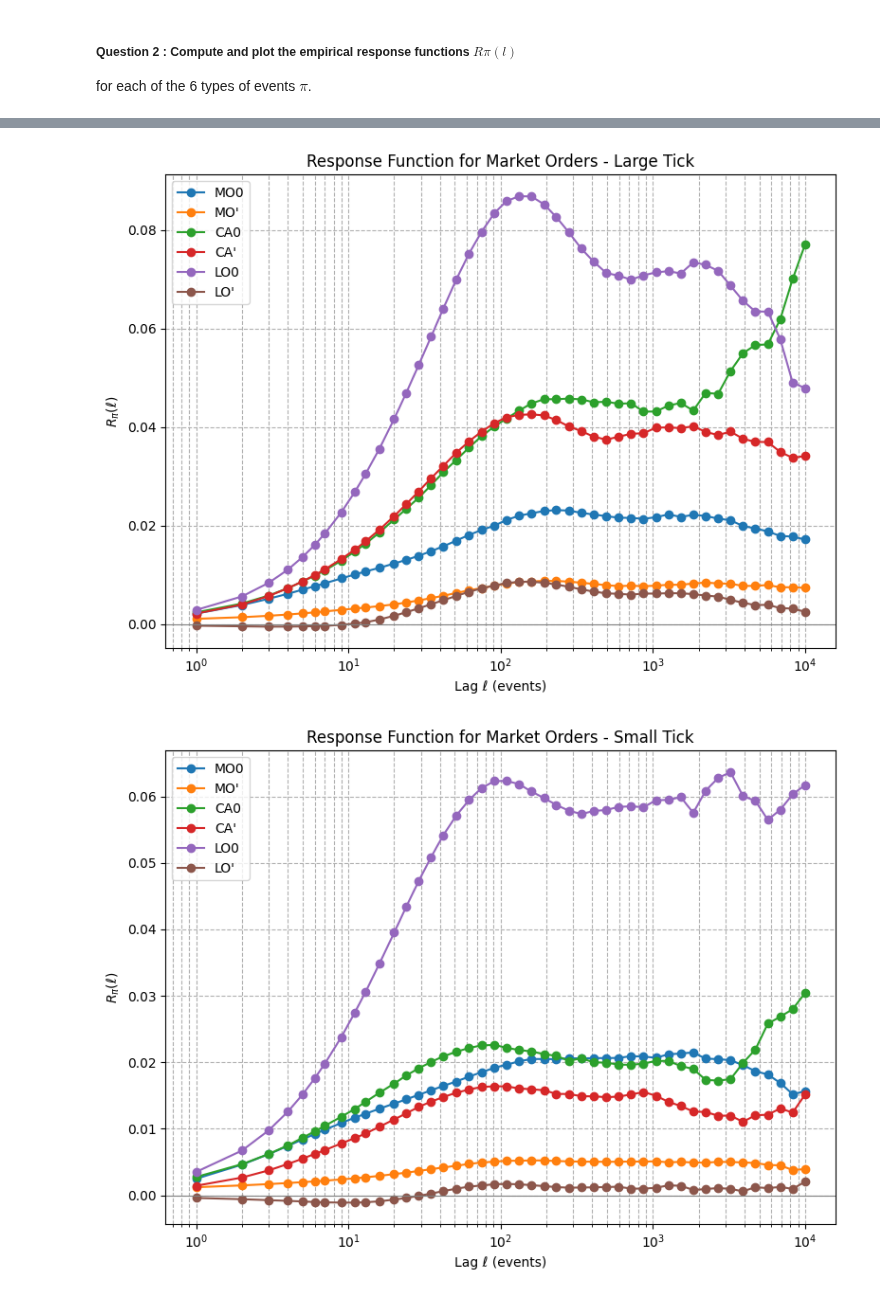
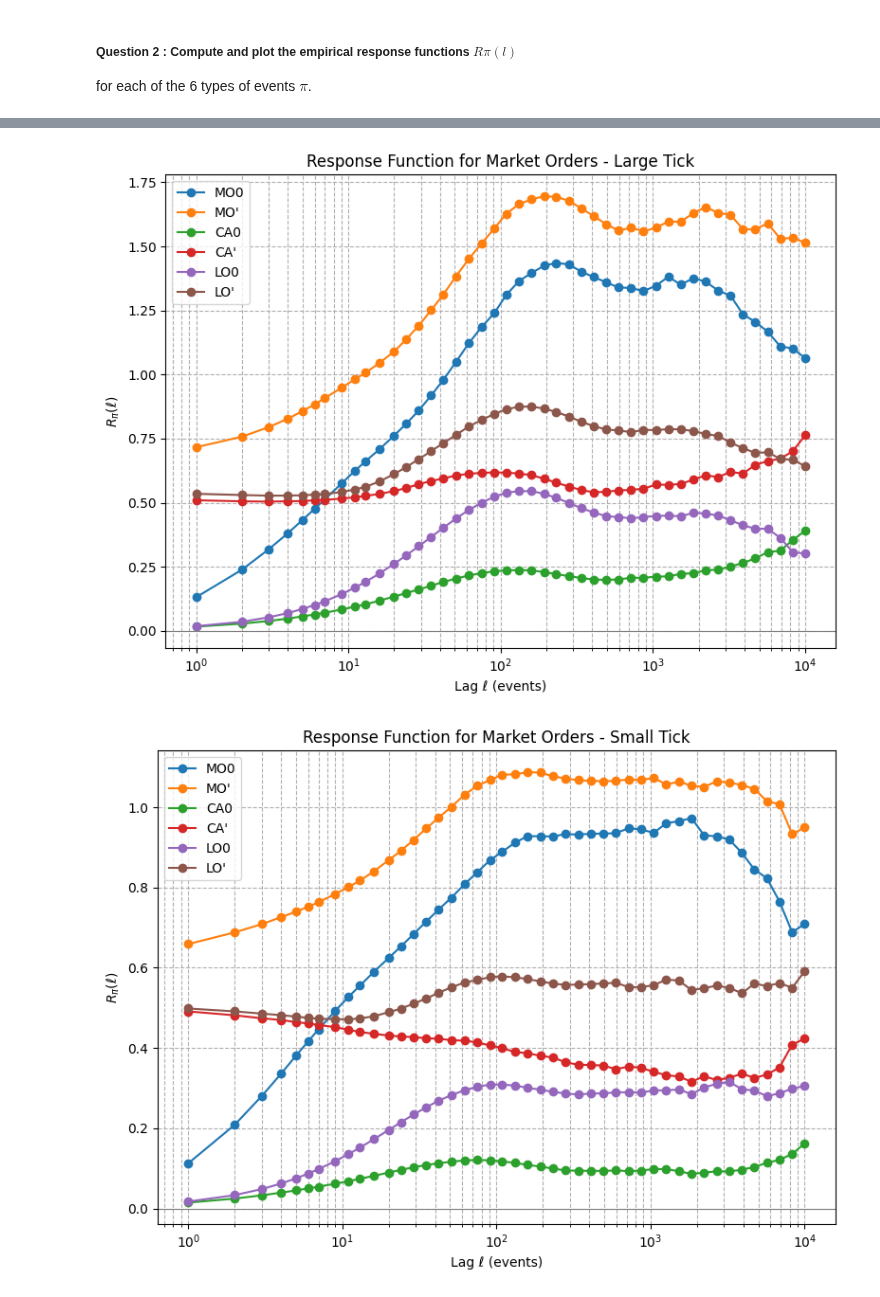
Before and after one commit to ethantrentin/High-Frequency-Data-Limit-Order-Books, a Jupyter notebook: DHF-LAB5-BOISTARD-ROCHE-TRENTIN.ipynb, the cells around one changed output, grey strips where cells are left out. Saved outputs shown, nothing was run; the diff lists cells and outputs as text; code cells hidden in the pictures.

```diff
--- a/DHF-LAB5-BOISTARD-ROCHE-TRENTIN.ipynb
+++ b/DHF-LAB5-BOISTARD-ROCHE-TRENTIN.ipynb
@@ -369,8 +373,8 @@ def compute_signed_event_correlation_logspace(df, pi1, pi2, n_points=50, max_lag
 
     return lags, np.array(corr_values)
 
-def plot_signed_correlation(lags, corr_values,ax, label=''):
-    ax.plot(lags, corr_values, marker='o', linestyle='-', label=label)
+def plot_signed_correlation(lags, corr_values,ax,color, label=''):
+    ax.plot(lags, corr_values, marker='o', linestyle='-', label=label,color=color)
 # %%
 # Example usage after computing your DataFrame `df`
 fig, ax = plt.subplots(figsize=(8, 6))
@@ -445,10 +459,11 @@ def compute_response_function(df, pi, n_points=50, max_lag=10000):
     corr_values = []
     t = compute_tick_size(df)
     ts2 = np.where((df['pi'] == pi),df['epsilon'],0)
+    prob = np.where(df['pi'] == pi,1,0).mean()
     for lag in lags:
-        price_diff = df['mid_price'].shift(-lag) - df['mid_price']
+        price_diff = df['mid_price'].shift(-lag) - df['mid_price'].shift(1)
         prod = price_diff * ts2
-        R_lag = prod.mean()
+        R_lag = prod.mean() / prob if prob > 0 else np.nan
 
         corr_values.append(R_lag/t)
 
@@ -463,20 +478,11 @@ filtered_df = SG_df.copy()
 fig, ax = plt.subplots(figsize=(8, 6))
 ## on reproduit les resultats du papier juste pour SG car pas de différence
 # entre large et small tick selon les auteurs
-lags, corr_values = compute_response_function(filtered_df, pi='MO0')
-plot_response(lags, corr_values, ax, label='MO0')
-lags, corr_values = compute_response_function(filtered_df, pi='MO\'')
-plot_response(lags, corr_values, ax, label='MO\'')
+pi2_list = ['MO0', "MO'", 'CA0', "CA'", 'LO0', "LO'"]
 
-lags, corr_values = compute_response_function(filtered_df, pi='CA0')
-plot_response(lags, corr_values, ax, label='CA0')
-lags, corr_values = compute_response_function(filtered_df, pi='CA\'')
-plot_response(lags, corr_values, ax, label='CA\'')
-
-lags, corr_values = compute_response_function(filtered_df, pi='LO0')
-plot_response(lags, corr_values, ax, label='LO0')
-lags, corr_values = compute_response_function(filtered_df, pi='LO\'')
-plot_response(lags, corr_values, ax, label='LO\'')
+for pi in pi2_list:
+    lags, corr_values = compute_response_function(filtered_df, pi=pi)
+    plot_response(lags, corr_values, ax, label=pi)
 
 ax.set_xscale('log')
 
@@ -489,39 +495,29 @@ ax.legend()
 plt.tight_layout()
 plt.show()
 # %% [output]
-[figure, old version]
+[figure, new version]
 # %%
 # Let us plot the response functions
 filtered_df = BNPP_df.copy()
 
 fig, ax = plt.subplots(figsize=(8, 6))
 ## on reproduit les resultats du papier juste pour SG car pas de différence
 # entre large et small tick selon les auteurs
-lags, corr_values = compute_response_function(filtered_df, pi='MO0')
-plot_response(lags, corr_values, ax, label='MO0')
-lags, corr_values = compute_response_function(filtered_df, pi='MO\'')
-plot_response(lags, corr_values, ax, label='MO\'')
+pi2_list = ['MO0', "MO'", 'CA0', "CA'", 'LO0', "LO'"]
 
-lags, corr_values = compute_response_function(filtered_df, pi='CA0')
-plot_response(lags, corr_values, ax, label='CA0')
-lags, corr_values = compute_response_function(filtered_df, pi='CA\'')
-plot_response(lags, corr_values, ax, label='CA\'')
-
-lags, corr_values = compute_response_function(filtered_df, pi='LO0')
-plot_response(lags, corr_values, ax, label='LO0')
-lags, corr_values = compute_response_function(filtered_df, pi='LO\'')
-plot_response(lags, corr_values, ax, label='LO\'')
-
+for pi in pi2_list:
+    lags, corr_values = compute_response_function(filtered_df, pi=pi)
+    plot_response(lags, corr_values, ax, label=pi)
 
 ax.set_xscale('log')
 
 ax.axhline(0, color='gray', linewidth=0.8)
 ax.set_xlabel("Lag ℓ (events)")
 ax.set_ylabel(r"$R_{\pi}(\ell)$")
 ax.set_title("Response Function for Market Orders - Small Tick")
 ax.grid(True, which='both', ls='--')
 ax.legend()
 plt.tight_layout()
 plt.show()
 # %% [output]
-[figure, old version]
+[figure, new version]
```
Also changed, not shown: parts of 5 cells of this notebook.
